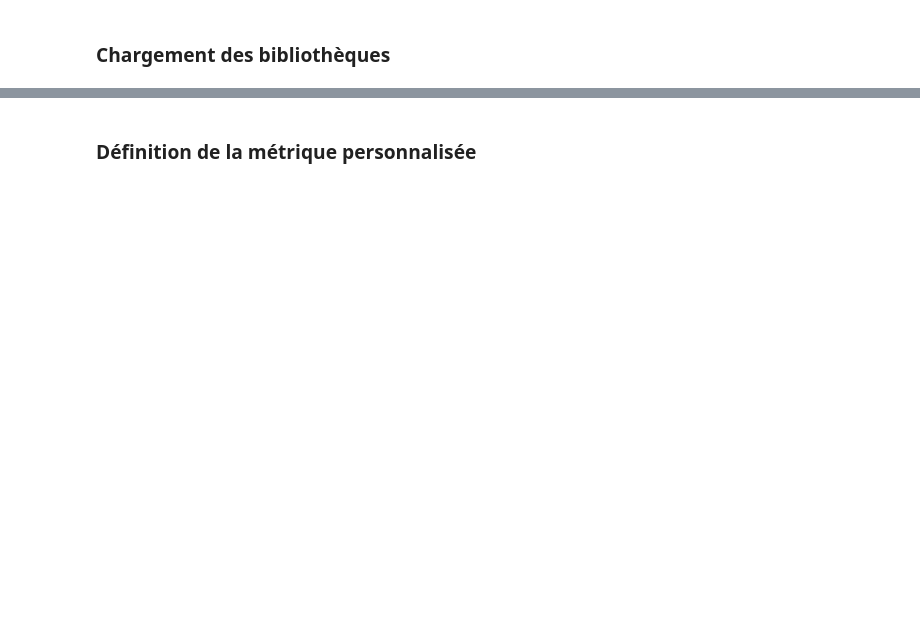
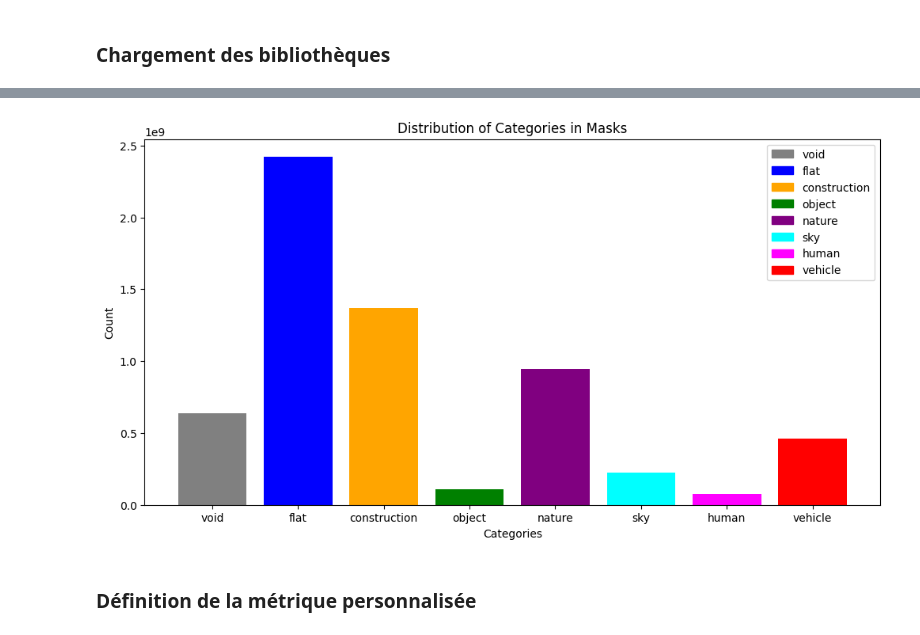
Before and after one commit to DhekerKacem/FuturVisionTransport, a Jupyter notebook: modelisation.ipynb, the cells around one changed output, grey strips where cells are left out. Cells and saved outputs as stored; diff of their text form; code cells hidden in the pictures; blank space fills up the shorter version.

Commit message:
Choix des données pour le générateurs et analyse exploratoire

```diff
--- a/modelisation.ipynb
+++ b/modelisation.ipynb
@@ -50,3 +350,100 @@ from tensorflow.keras import backend as K
+# %%
+# Définir les catégories et les couleurs
+CATS = {
+    'void': [0, 1, 2, 3, 4, 5, 6],
+    'flat': [7, 8, 9, 10],
+    'construction': [11, 12, 13, 14, 15, 16],
+    'object': [17, 18, 19, 20],
+    'nature': [21, 22],
+    'sky': [23],
+    'human': [24, 25],
+    'vehicle': [26, 27, 28, 29, 30, 31, 32, 33, -1]
+}
+
+category_colors = {
+    'void': 'gray',
+    'flat': 'blue',
+    'construction': 'orange',
+    'object': 'green',
+    'nature': 'purple',
+    'sky': 'cyan',
+    'human': 'magenta',
+    'vehicle': 'red'
+}
+
+# Fonction pour convertir les masques
+def _convert_mask(img):
+    mask = np.zeros((img.shape[0], img.shape[1], 8), dtype=np.uint8)
+    for i in range(-1, 34):
+        if i in CATS['void']:
+            mask[:, :, 0] = np.logical_or(mask[:, :, 0], (img == i))
+        elif i in CATS['flat']:
+            mask[:, :, 1] = np.logical_or(mask[:, :, 1], (img == i))
+        elif i in CATS['construction']:
+            mask[:, :, 2] = np.logical_or(mask[:, :, 2], (img == i))
+        elif i in CATS['object']:
+            mask[:, :, 3] = np.logical_or(mask[:, :, 3], (img == i))
+        elif i in CATS['nature']:
+            mask[:, :, 4] = np.logical_or(mask[:, :, 4], (img == i))
+        elif i in CATS['sky']:
+            mask[:, :, 5] = np.logical_or(mask[:, :, 5], (img == i))
+        elif i in CATS['human']:
+            mask[:, :, 6] = np.logical_or(mask[:, :, 6], (img == i))
+        elif i in CATS['vehicle']:
+            mask[:, :, 7] = np.logical_or(mask[:, :, 7], (img == i))
+    return np.argmax(mask, axis=2).astype('uint8')
+
+# Fonction pour charger les masques et extraire les labels par catégorie
+def get_category_distribution(mask_paths):
+    category_counts = {cat: 0 for cat in CATS.keys()}
+    for mask_path in mask_paths:
+        mask = cv2.imread(mask_path, cv2.IMREAD_GRAYSCALE)
+        converted_mask = _convert_mask(mask)
+        unique, counts = np.unique(converted_mask, return_counts=True)
+        for label, count in zip(unique, counts):
+            category = list(CATS.keys())[label]
+            category_counts[category] += count
+    return category_counts
+
+# Fonction pour obtenir les chemins des masques
+def get_mask_paths(mask_base_dir):
+    mask_paths = []
+    for root, dirs, files in os.walk(mask_base_dir):
+        for file in files:
+            if file.endswith('_gtFine_labelIds.png'):
+                mask_paths.append(os.path.join(root, file))
+    return mask_paths
+
+# Chemin vers le répertoire des masques
+mask_base_dir = '/content/drive/My Drive//data/gtFine/train'
+
+# Obtenir les chemins des masques
+mask_paths = get_mask_paths(mask_base_dir)
+
+# Obtenir la distribution des catégories
+category_distribution = get_category_distribution(mask_paths)
+
+# Convertir la distribution en DataFrame pour une meilleure visualisation
+df = pd.DataFrame(list(category_distribution.items()), columns=['Category', 'Count'])
+
+# Mapper les couleurs pour chaque catégorie
+df['Color'] = df['Category'].map(category_colors)
+
+# Afficher la distribution sous forme de bar plot avec des couleurs
+plt.figure(figsize=(12, 6))
+plt.bar(df['Category'], df['Count'], color=df['Color'])
+plt.xlabel('Categories')
+plt.ylabel('Count')
+plt.title('Distribution of Categories in Masks')
+
+# Ajouter une légende
+handles = [plt.Rectangle((0,0),1,1, color=category_colors[cat]) for cat in category_colors]
+labels = [cat for cat in category_colors]
+plt.legend(handles, labels)
+
+plt.show()
+# %% [output]
+[figure, added]
 # %% [markdown]
 ### Définition de la métrique personnalisée
 # %%
```
Also changed, not shown: parts of 27 cells of this notebook.
